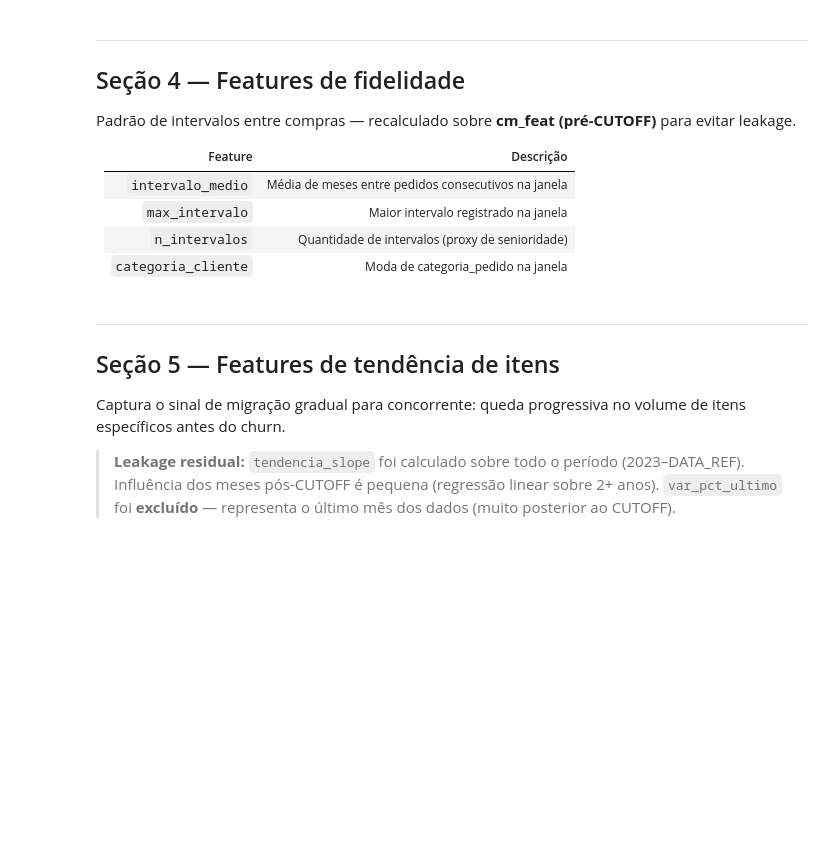
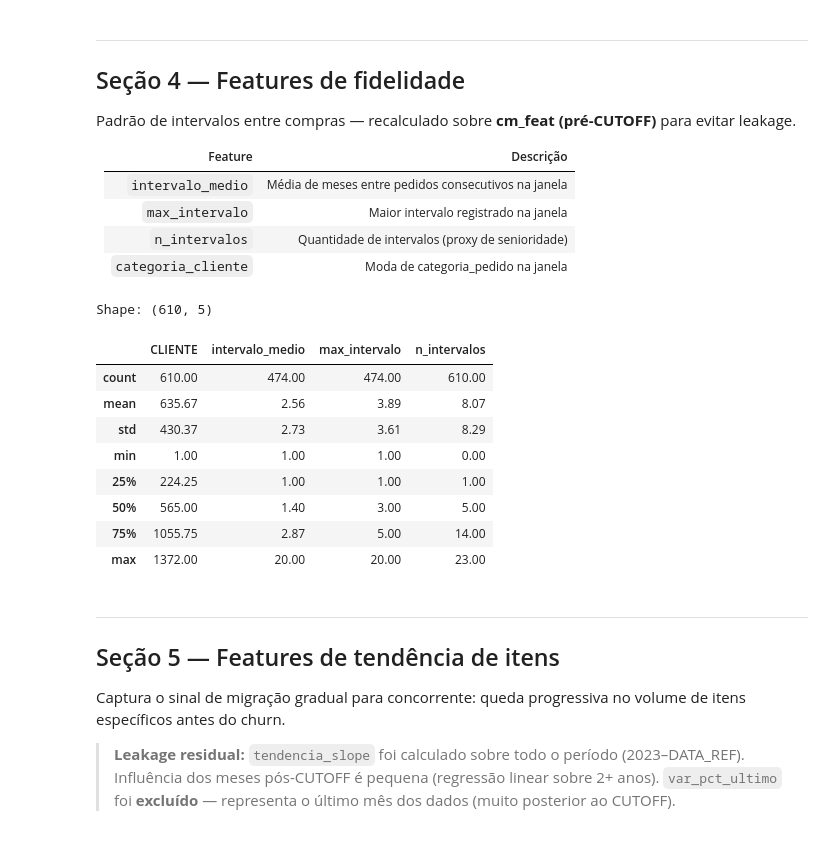
Before and after one commit to stephanie-mendes26/curtomer_churn_prediction, a Jupyter notebook: notebooks/03_base_master.ipynb, the cells around one changed output. Saved outputs shown, nothing was run; the diff lists cells and outputs as text; code cells hidden in the pictures; blank space fills up the shorter version.

```diff
--- a/notebooks/03_base_master.ipynb
+++ b/notebooks/03_base_master.ipynb
@@ -283,34 +260,23 @@ Padrão de intervalos entre compras — recalculado sobre **cm_feat (pré-CUTOFF
 | `n_intervalos` | Quantidade de intervalos (proxy de senioridade) |
 | `categoria_cliente` | Moda de categoria_pedido na janela |
 # %%
-def calc_fidelidade_pre_cutoff(grupo):
-    meses = sorted(grupo["ANO_MES"].tolist())
-    categoria = grupo["categoria_pedido"].mode().iloc[0]
-    if len(meses) < 2:
-        return pd.Series({
-            "intervalo_medio":   np.nan,
-            "max_intervalo":     np.nan,   # indefinido — não existe intervalo para 1 mês ativo
-            "n_intervalos":      0,
-            "categoria_cliente": categoria,
-        })
-    intervalos = [meses[i].ordinal - meses[i-1].ordinal for i in range(1, len(meses))]
-    return pd.Series({
-        "intervalo_medio":   np.mean(intervalos),
-        "max_intervalo":     max(intervalos),
-        "n_intervalos":      len(intervalos),
-        "categoria_cliente": categoria,
-    })
-
-features_fidelidade = (
-    cm_feat
-    .sort_values(["CLIENTE", "ANO_MES"])
-    .groupby("CLIENTE")
-    .apply(calc_fidelidade_pre_cutoff, include_groups=False)
-    .reset_index()
-)
+# CORRIGIDO (jul/2026, Passo 2): lógica extraída para
+# src/features_fidelidade.py — reutilizável pelo scoring mensal também.
+features_fidelidade = calc_features_fidelidade_pre_cutoff(cm_feat)
 
 print(f"Shape: {features_fidelidade.shape}")
 display(features_fidelidade.describe().round(2))
+# %% [output]
+Shape: (610, 5)
+|  | CLIENTE | intervalo_medio | max_intervalo | n_intervalos |
+| count | 610.00 | 474.00 | 474.00 | 610.00 |
+| mean | 635.67 | 2.56 | 3.89 | 8.07 |
+| std | 430.37 | 2.73 | 3.61 | 8.29 |
+| min | 1.00 | 1.00 | 1.00 | 0.00 |
+| 25% | 224.25 | 1.00 | 1.00 | 1.00 |
+| 50% | 565.00 | 1.40 | 3.00 | 5.00 |
+| 75% | 1055.75 | 2.87 | 5.00 | 14.00 |
+| max | 1372.00 | 20.00 | 20.00 | 23.00 |
 # %% [markdown]
 ---
 ## Seção 5 — Features de tendência de itens
```
Also changed, not shown: parts of 12 cells of this notebook, 19 other files.
